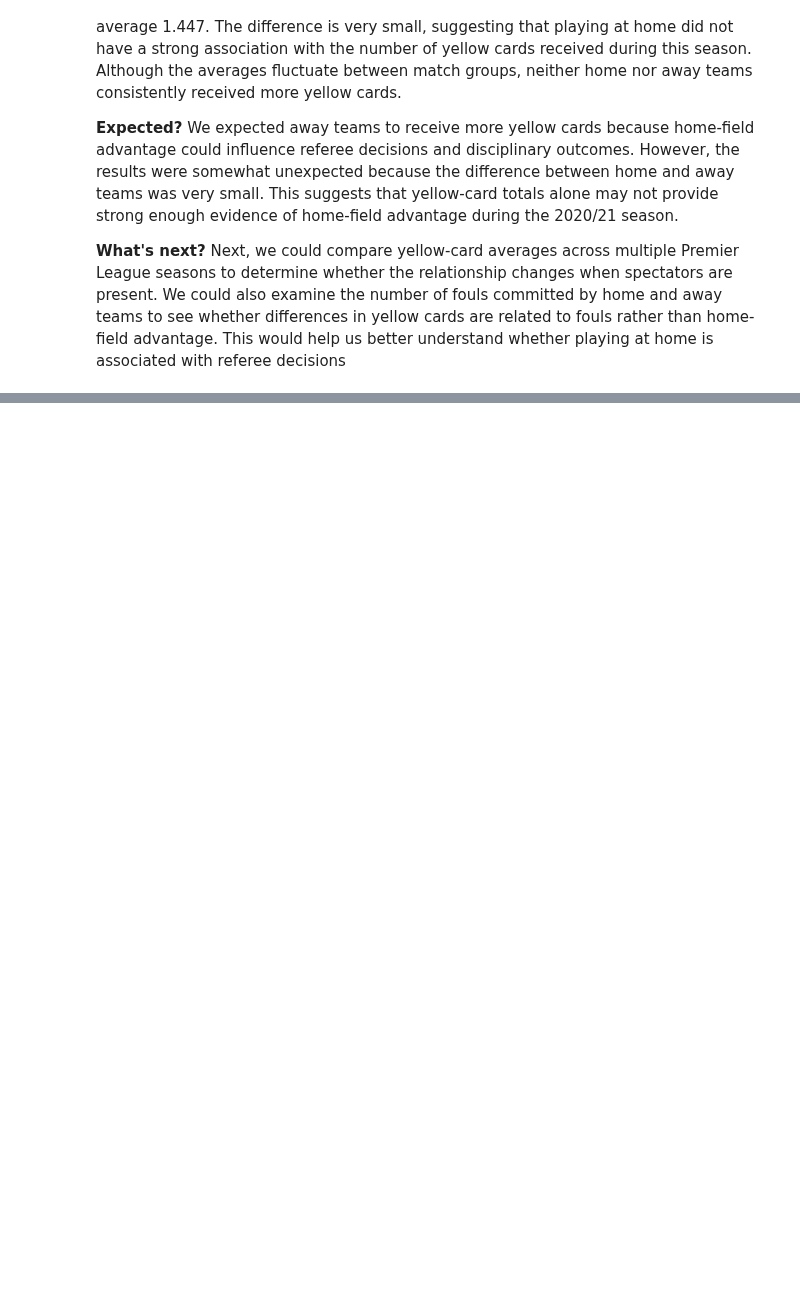
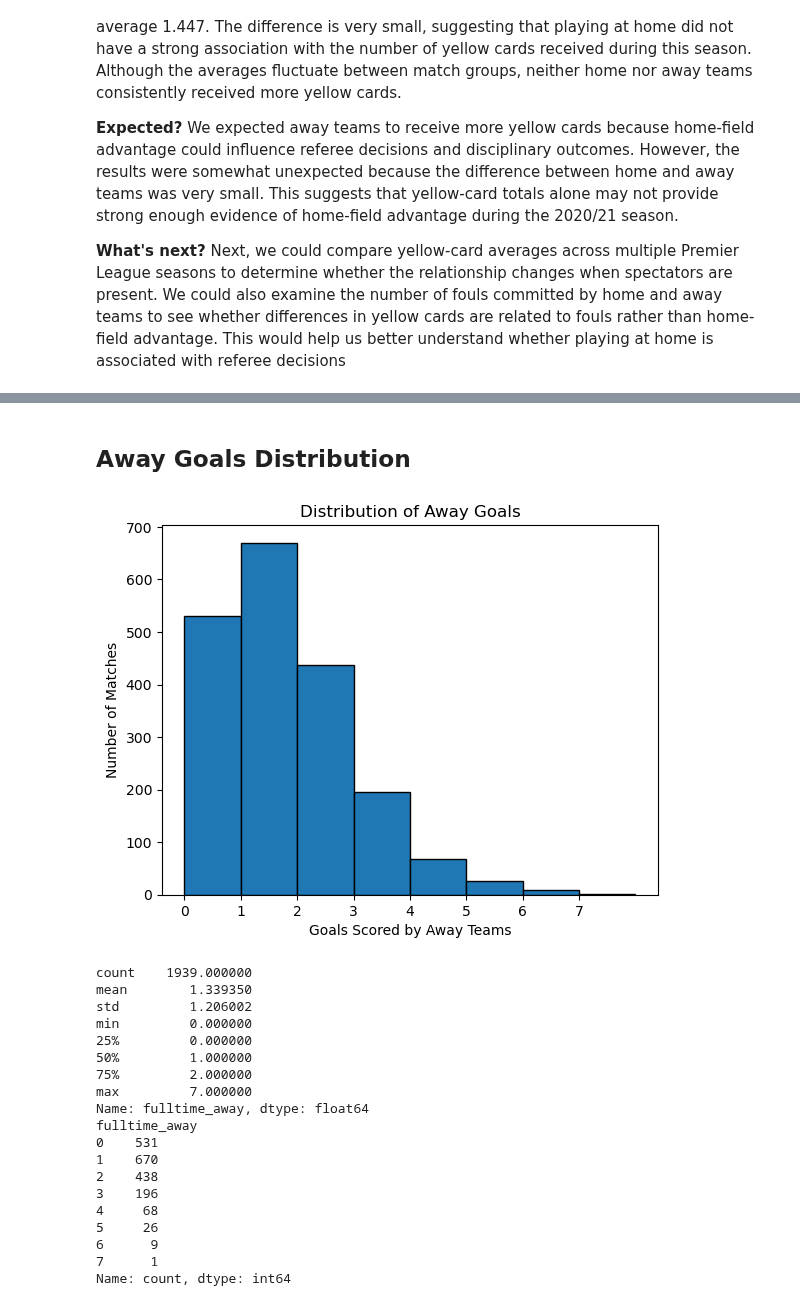
Before and after one commit to YoussefEgh/cs418-football, a Jupyter notebook: eda.ipynb, the cells around one changed output, grey strips where cells are left out. Saved outputs shown, nothing was run; the diff lists cells and outputs as text; code cells hidden in the pictures; blank space fills up the shorter version.

```diff
--- a/eda.ipynb
+++ b/eda.ipynb
@@ -490,0 +786,36 @@ Next, we could compare yellow-card averages across multiple Premier League seaso
+# %% [markdown]
+## Away Goals Distribution
+# %%
+goals = df_clean["fulltime_away"]
+
+goals.plot(kind="hist", bins=range(goals.max() + 2), edgecolor="black")
+
+plt.title("Distribution of Away Goals")
+plt.xlabel("Goals Scored by Away Teams")
+plt.ylabel("Number of Matches")
+plt.xticks(range(goals.max() + 1))
+plt.show()
+
+print(goals.describe())
+print(goals.value_counts().sort_index())
+# %% [output]
+[figure, added]
+count    1939.000000
+mean        1.339350
+std         1.206002
+min         0.000000
+25%         0.000000
+50%         1.000000
+75%         2.000000
+max         7.000000
+Name: fulltime_away, dtype: float64
+fulltime_away
+0    531
+1    670
+2    438
+3    196
+4     68
+5     26
+6      9
+7      1
+Name: count, dtype: int64
```
Also changed, not shown: parts of 45 cells of this notebook.
